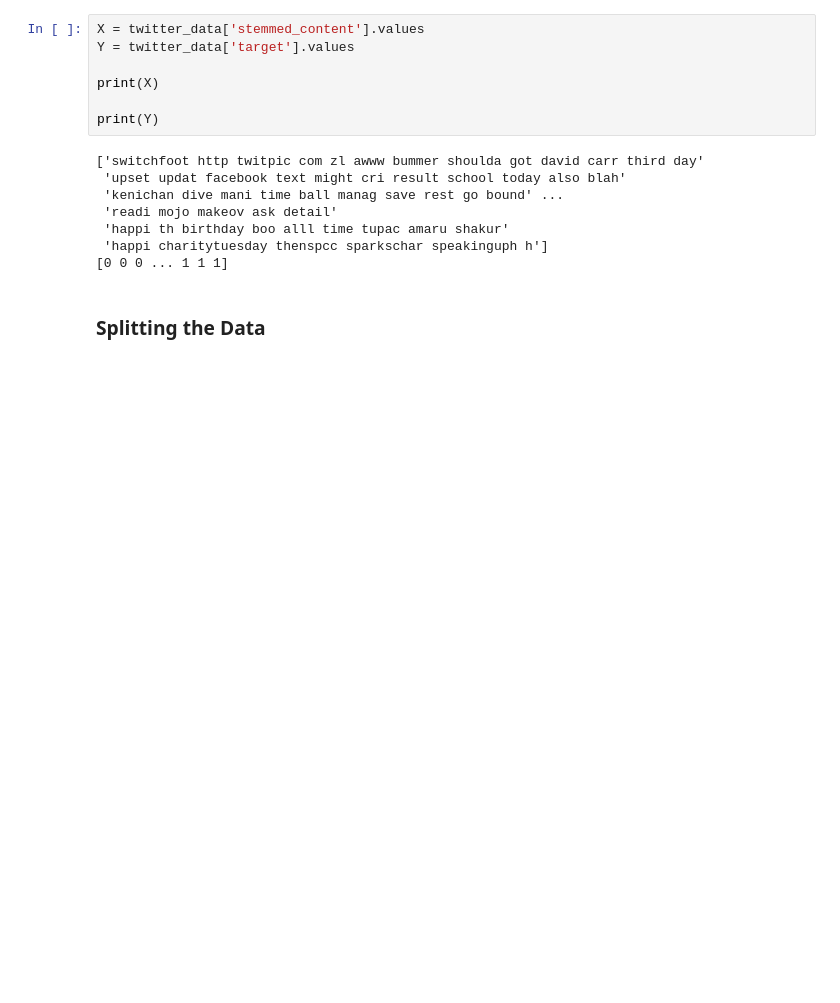
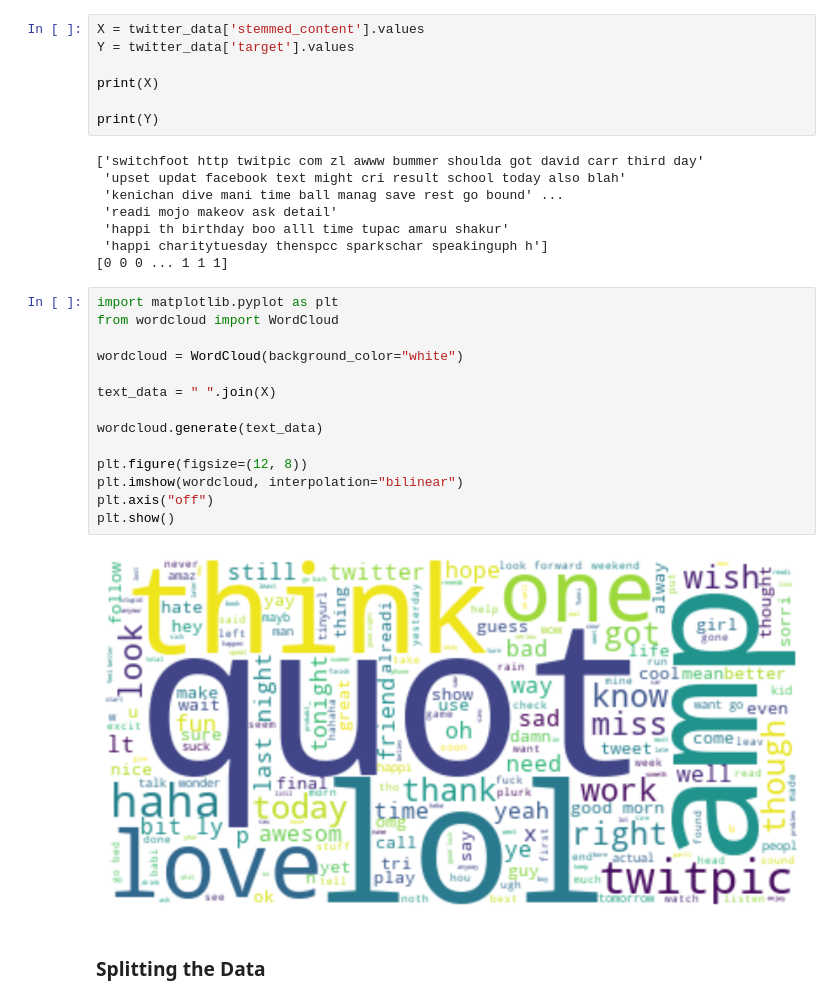
Before and after one commit to Ganitagya/DataProjects, a Jupyter notebook: SentimentAnalysis/src/sentimentAnalysisML.ipynb, the cells around one changed output. Cells and saved outputs as stored; diff of their text form; blank space fills up the shorter version.

Commit message:
Sentiment Analysis - word cloud

```diff
--- a/SentimentAnalysis/src/sentimentAnalysisML.ipynb
+++ b/SentimentAnalysis/src/sentimentAnalysisML.ipynb
@@ -155,6 +155,22 @@ print(Y)
  'happi th birthday boo alll time tupac amaru shakur'
  'happi charitytuesday thenspcc sparkschar speakinguph h']
 [0 0 0 ... 1 1 1]
+# %%
+import matplotlib.pyplot as plt
+from wordcloud import WordCloud
+
+wordcloud = WordCloud(background_color="white")
+
+text_data = " ".join(X)
+
+wordcloud.generate(text_data)
+
+plt.figure(figsize=(12, 8))
+plt.imshow(wordcloud, interpolation="bilinear")
+plt.axis("off")
+plt.show()
+# %% [output]
+[figure, added]
 # %% [markdown]
 ### Splitting the Data
 # %%
```
Also changed, not shown: parts of 1 cell of this notebook.
